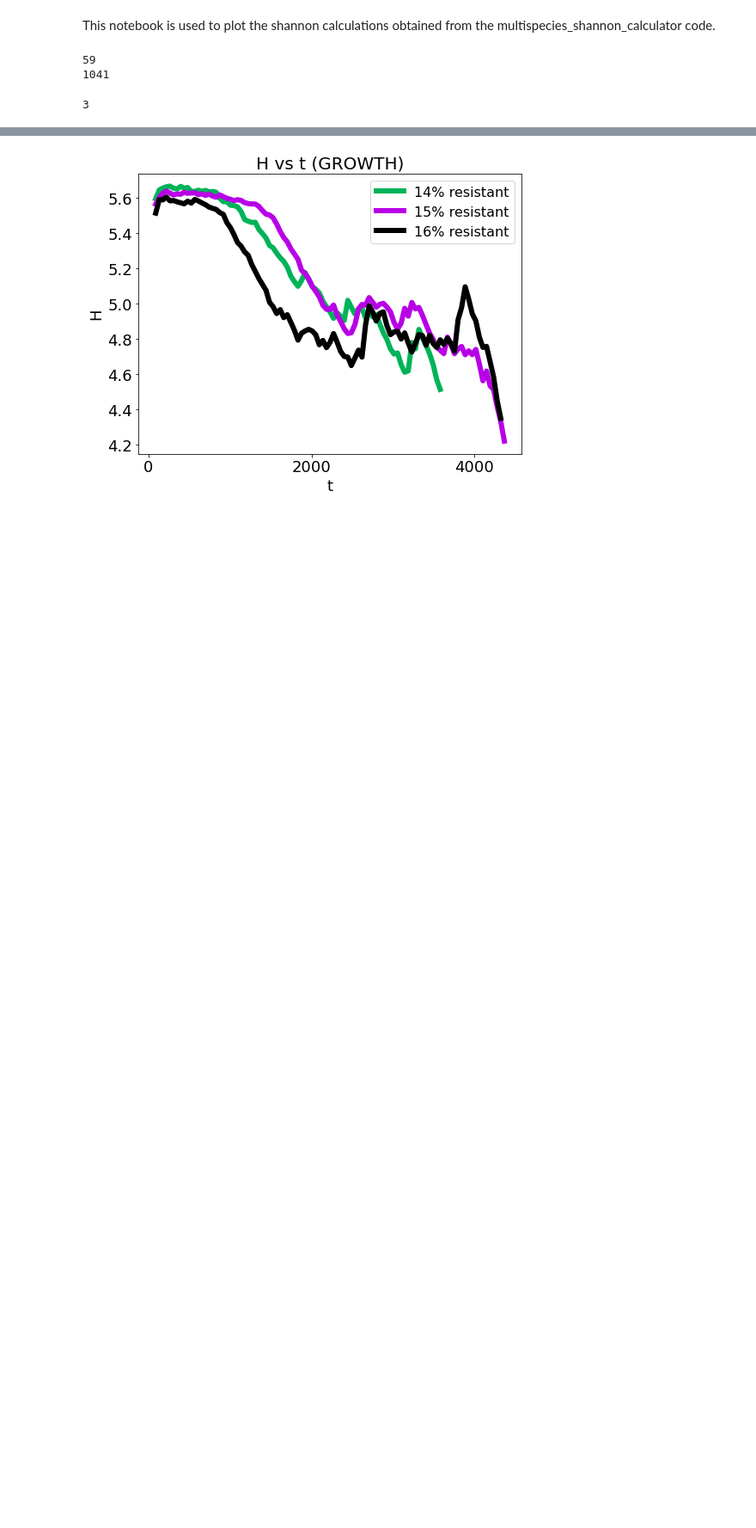
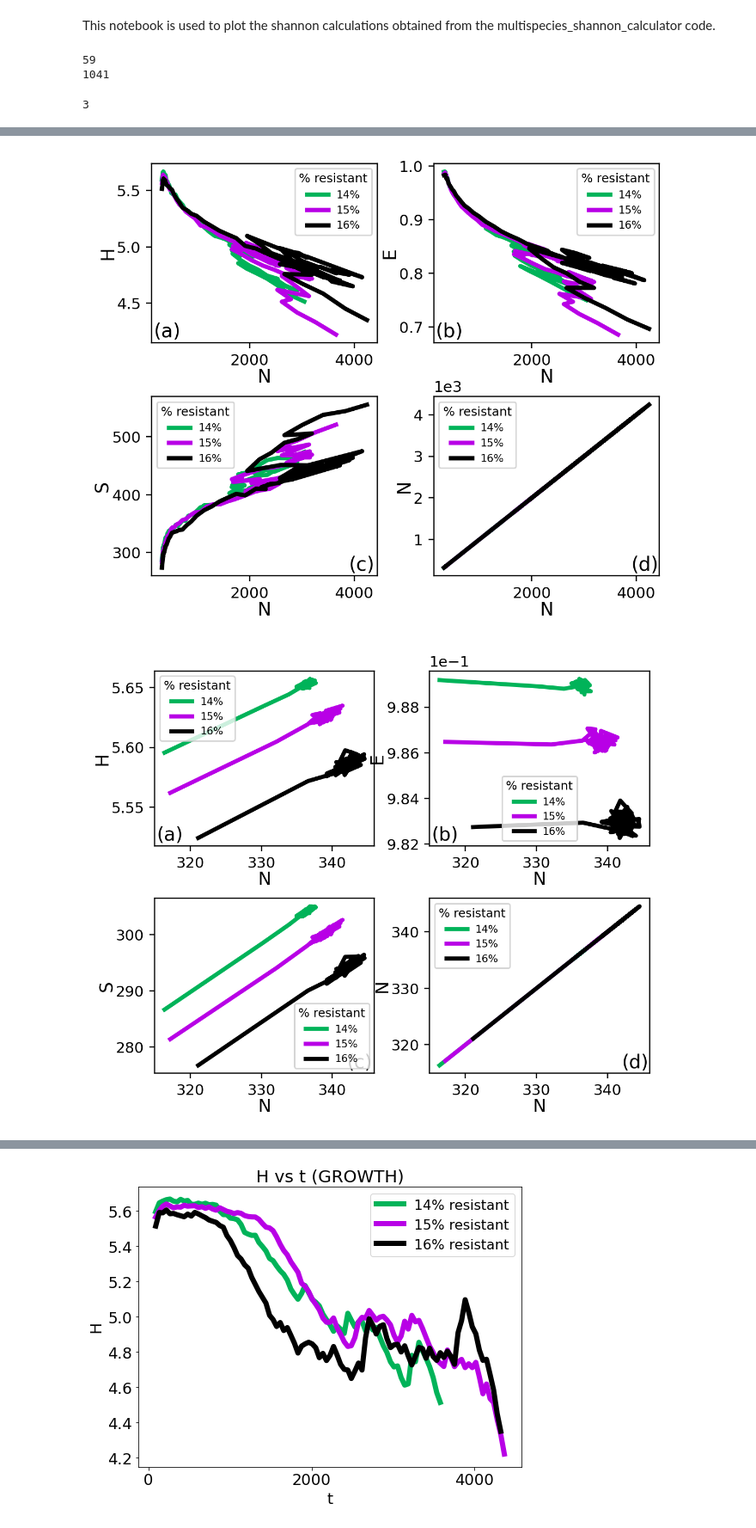
Before and after one commit to patricksinclair/multispecies_postprocessing, a Jupyter notebook: geno_distbs/varying_susceps/multispecies_shannon_plotter.ipynb, the cells around one changed output, grey strips where cells are left out. Shown at 86% size. Saved outputs shown, nothing was run; the diff lists cells and outputs as text; code cells hidden in the pictures; blank space fills up the shorter version.

```diff
--- a/geno_distbs/varying_susceps/multispecies_shannon_plotter.ipynb
+++ b/geno_distbs/varying_susceps/multispecies_shannon_plotter.ipynb
@@ -668,0 +719,7 @@ def plotPhaseComparisons2x2(x_data_list, H_data_list, E_data_list, S_data_list,
+# %%
+plotPhaseComparisons2x2(nBac_list_GROWTH, shannon_yData_GROWTH, "N", y_label_list, title_list, "2x2_shannonData_vs_N_GROWTH")
+plotPhaseComparisons2x2(nBac_list_NOGROWTH, shannon_yData_NOGROWTH, "N", y_label_list, title_list, "2x2_shannonData_vs_N_NOGROWTH")
+plotPhaseComparisons2x2(nBac_list_GROWTH_EDGE, shannon_yData_GROWTH_EDGE, "N", y_label_list, title_list, "2x2_shannonData_vs_N_GROWTH_EDGE")
+# %% [output]
+[figure, added]
+[figure, added]
```
Also changed, not shown: parts of 9 cells of this notebook, 1 other file.
